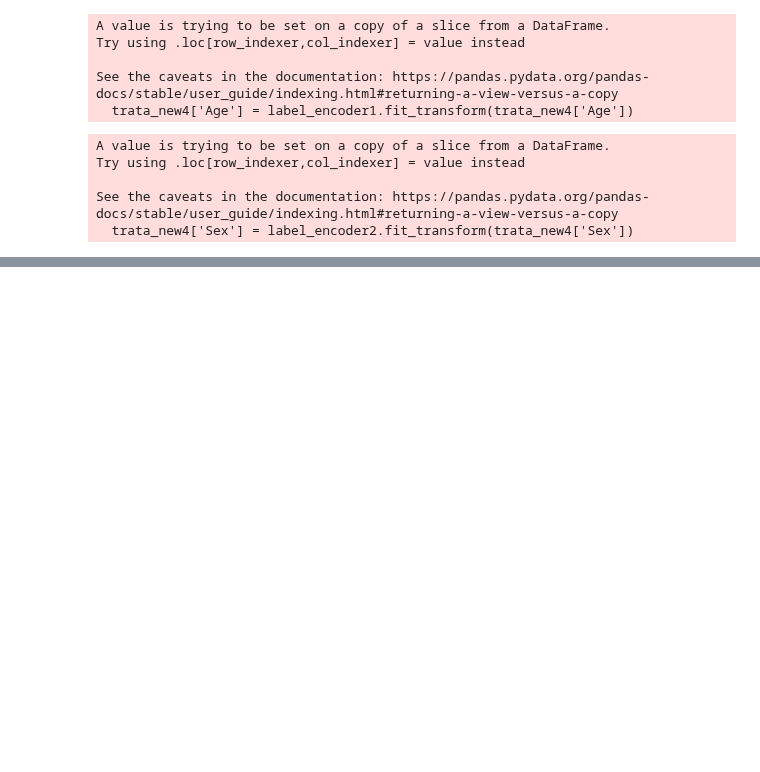
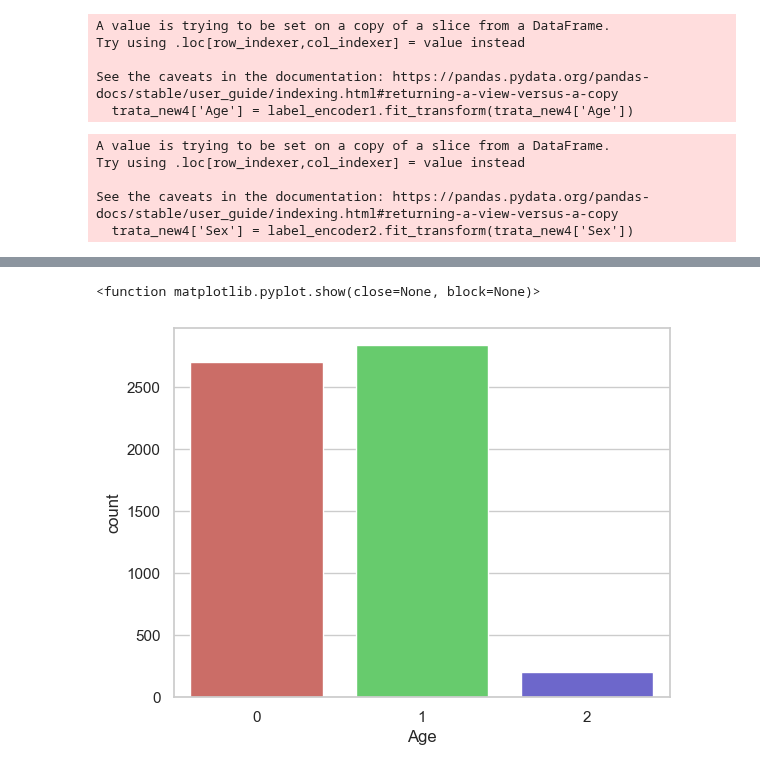
Before and after one commit to Marce-Valverde/PP1-Grupo6, a Jupyter notebook: Proyecto.ipynb, the cells around one changed output, grey strips where cells are left out. Saved outputs shown, nothing was run; the diff lists cells and outputs as text; code cells hidden in the pictures; blank space fills up the shorter version.

```diff
--- a/Proyecto.ipynb
+++ b/Proyecto.ipynb
@@ -633,0 +559,5 @@ Falta mejorar la precision
+# %%
+label_encoder2 = LabelEncoder()
+
+# Ajustar y transformar la columna categórica
+trata_new4['Category'] = label_encoder2.fit_transform(trata_new4['Category'])
@@ -633,0 +579,3 @@ Falta mejorar la precision
+# %%
+category_edad= trata_new4[['Category', 'Age']]
+category_edad
@@ -633,0 +629,12 @@ Falta mejorar la precision
+# %%
+plt.rc('font', size=14)
+
+sns.set(style='white')
+sns.set(style='whitegrid', color_codes=True)
+sns.countplot(x='Age',
+             data = category_edad,
+             palette='hls')
+plt.show
+# %% [output]
+<function matplotlib.pyplot.show(close=None, block=None)>
+[figure, added]
```
Also changed, not shown: parts of 31 cells of this notebook, 1 other file.
